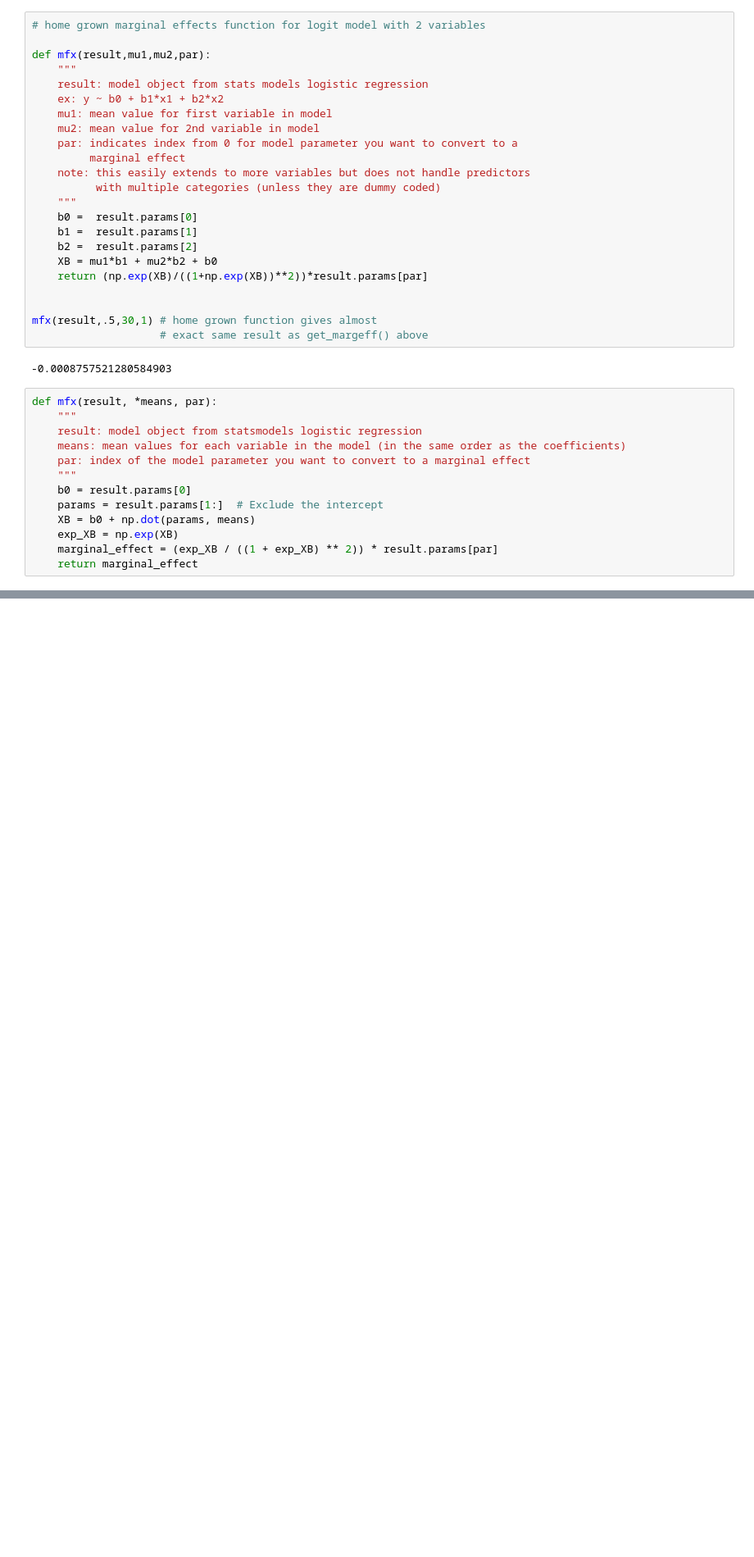
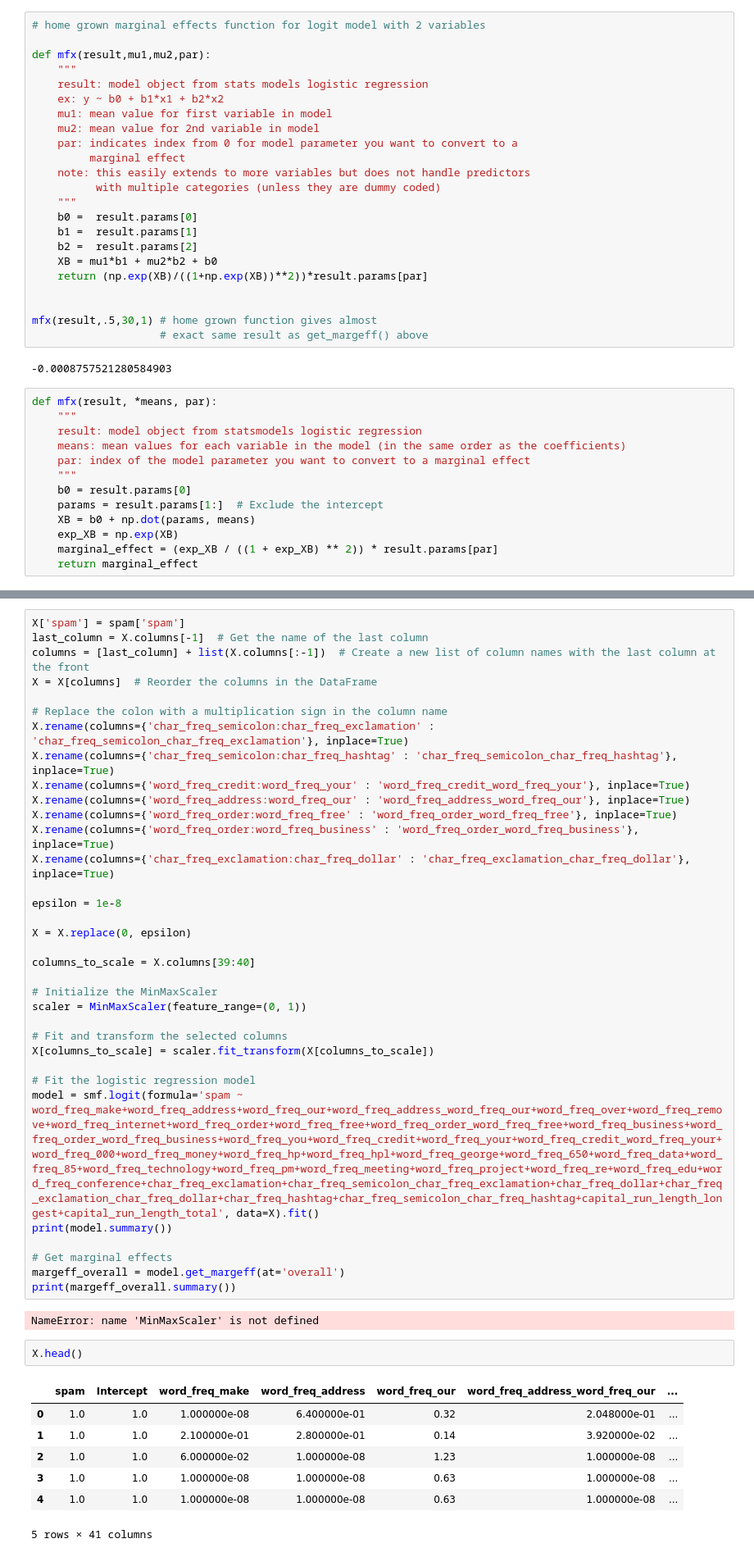
Before and after one commit to sunnyline99/RR_Project, a Jupyter notebook: Updated Research/Research_codes_reproduce_initial_one_to_one.ipynb, the cells around one changed output, grey strips where cells are left out. Shown at 82% size. Drawn from its saved outputs; the diff is of its cells as text; blank space fills up the shorter version.

```diff
--- a/Updated Research/Research_codes_reproduce_initial_one_to_one.ipynb
+++ b/Updated Research/Research_codes_reproduce_initial_one_to_one.ipynb
@@ -783,0 +886,46 @@ def mfx(result, *means, par):
+# %%
+X['spam'] = spam['spam']
+last_column = X.columns[-1]  # Get the name of the last column
+columns = [last_column] + list(X.columns[:-1])  # Create a new list of column names with the last column at the front
+X = X[columns]  # Reorder the columns in the DataFrame
+
+# Replace the colon with a multiplication sign in the column name
+X.rename(columns={'char_freq_semicolon:char_freq_exclamation' : 'char_freq_semicolon_char_freq_exclamation'}, inplace=True)
+X.rename(columns={'char_freq_semicolon:char_freq_hashtag' : 'char_freq_semicolon_char_freq_hashtag'}, inplace=True)
+X.rename(columns={'word_freq_credit:word_freq_your' : 'word_freq_credit_word_freq_your'}, inplace=True)
+X.rename(columns={'word_freq_address:word_freq_our' : 'word_freq_address_word_freq_our'}, inplace=True)
+X.rename(columns={'word_freq_order:word_freq_free' : 'word_freq_order_word_freq_free'}, inplace=True)
+X.rename(columns={'word_freq_order:word_freq_business' : 'word_freq_order_word_freq_business'}, inplace=True)
+X.rename(columns={'char_freq_exclamation:char_freq_dollar' : 'char_freq_exclamation_char_freq_dollar'}, inplace=True)
+
+epsilon = 1e-8
+
+X = X.replace(0, epsilon)
+
+columns_to_scale = X.columns[39:40]
+
+# Initialize the MinMaxScaler
+scaler = MinMaxScaler(feature_range=(0, 1))
+
+# Fit and transform the selected columns
+X[columns_to_scale] = scaler.fit_transform(X[columns_to_scale])
+
+# Fit the logistic regression model
+model = smf.logit(formula='spam ~ word_freq_make+word_freq_address+word_freq_our+word_freq_address_word_freq_our+word_freq_over+word_freq_remove+word_freq_internet+word_freq_order+word_freq_free+word_freq_order_word_freq_free+word_freq_business+word_freq_order_word_freq_business+word_freq_you+word_freq_credit+word_freq_your+word_freq_credit_word_freq_your+word_freq_000+word_freq_money+word_freq_hp+word_freq_hpl+word_freq_george+word_freq_650+word_freq_data+word_freq_85+word_freq_technology+word_freq_pm+word_freq_meeting+word_freq_project+word_freq_re+word_freq_edu+word_freq_conference+char_freq_exclamation+char_freq_semicolon_char_freq_exclamation+char_freq_dollar+char_freq_exclamation_char_freq_dollar+char_freq_hashtag+char_freq_semicolon_char_freq_hashtag+capital_run_length_longest+capital_run_length_total', data=X).fit()
+print(model.summary())
+
+# Get marginal effects
+margeff_overall = model.get_margeff(at='overall')
+print(margeff_overall.summary())
+# %% [output]
+NameError: name 'MinMaxScaler' is not defined
+# %%
+X.head()
+# %% [output]
+|  | spam | Intercept | word_freq_make | word_freq_address | word_freq_our | word_freq_address_word_freq_our | ... |
+| 0 | 1.0 | 1.0 | 1.000000e-08 | 6.400000e-01 | 0.32 | 2.048000e-01 | ... |
+| 1 | 1.0 | 1.0 | 2.100000e-01 | 2.800000e-01 | 0.14 | 3.920000e-02 | ... |
+| 2 | 1.0 | 1.0 | 6.000000e-02 | 1.000000e-08 | 1.23 | 1.000000e-08 | ... |
+| 3 | 1.0 | 1.0 | 1.000000e-08 | 1.000000e-08 | 0.63 | 1.000000e-08 | ... |
+| 4 | 1.0 | 1.0 | 1.000000e-08 | 1.000000e-08 | 0.63 | 1.000000e-08 | ... |
+5 rows × 41 columns
```
Also changed, not shown: parts of 11 cells of this notebook, 2 other files.
